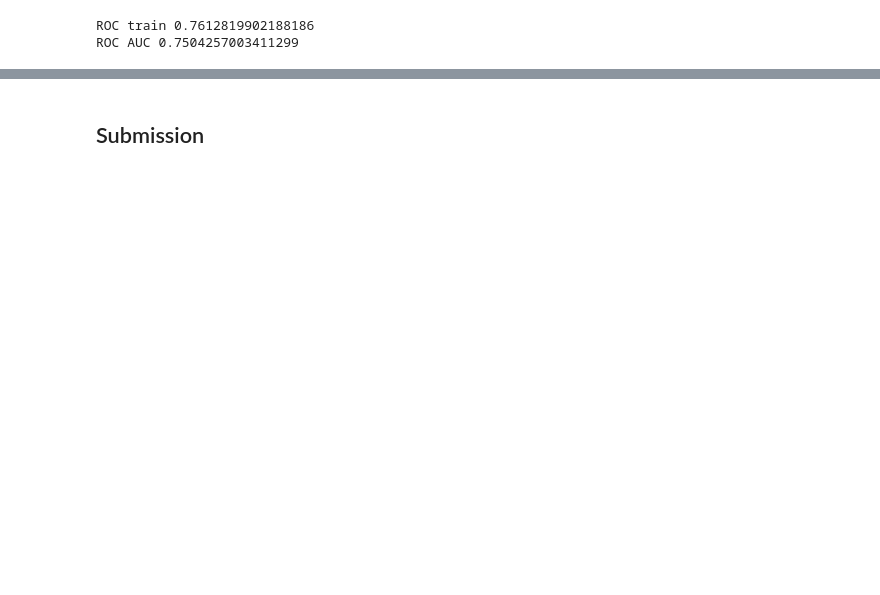
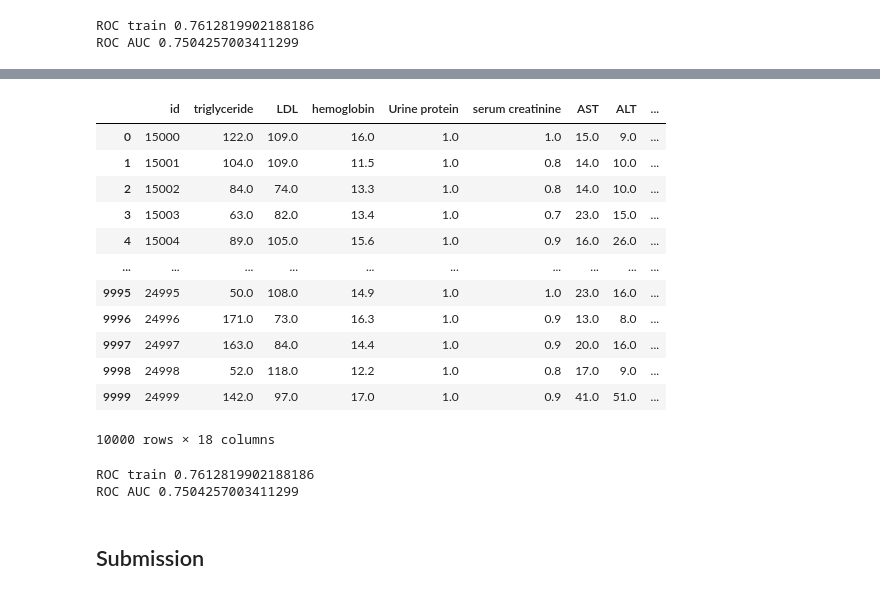
Before and after one commit to madinaAbdujabborova/GradientBooosting_keggleCompetition, a Jupyter notebook: comp.ipynb, the cells around one changed output, grey strips where cells are left out. Saved outputs shown, nothing was run; the diff lists cells and outputs as text; code cells hidden in the pictures; blank space fills up the shorter version.

```diff
--- a/comp.ipynb
+++ b/comp.ipynb
@@ -112,3 +209,47 @@ ROC AUC 0.7504257003411299
+# %%
+train = train.drop(columns=['weight(kg)', 'height(cm)', 'Cholesterol', 'HDL', 'waist(cm)', 'height(cm)', 'eyesight(left)', 'eyesight(right)','hearing(left)', 'hearing(right)', 'age', 'fasting blood sugar', 'Cholesterol', 'Gtp', 'systolic', 'relaxation'])
+test = test.drop(columns=['weight(kg)', 'height(cm)', 'Cholesterol', 'HDL', 'waist(cm)', 'height(cm)', 'eyesight(left)', 'eyesight(right)','hearing(left)', 'hearing(right)', 'age', 'fasting blood sugar', 'Cholesterol', 'Gtp', 'systolic', 'relaxation'])
+# %%
+test
+# %% [output]
+|  | id | triglyceride | LDL | hemoglobin | Urine protein | serum creatinine | AST | ALT | ... |
+| 0 | 15000 | 122.0 | 109.0 | 16.0 | 1.0 | 1.0 | 15.0 | 9.0 | ... |
+| 1 | 15001 | 104.0 | 109.0 | 11.5 | 1.0 | 0.8 | 14.0 | 10.0 | ... |
+| 2 | 15002 | 84.0 | 74.0 | 13.3 | 1.0 | 0.8 | 14.0 | 10.0 | ... |
+| 3 | 15003 | 63.0 | 82.0 | 13.4 | 1.0 | 0.7 | 23.0 | 15.0 | ... |
+| 4 | 15004 | 89.0 | 105.0 | 15.6 | 1.0 | 0.9 | 16.0 | 26.0 | ... |
+| ... | ... | ... | ... | ... | ... | ... | ... | ... | ... |
+| 9995 | 24995 | 50.0 | 108.0 | 14.9 | 1.0 | 1.0 | 23.0 | 16.0 | ... |
+| 9996 | 24996 | 171.0 | 73.0 | 16.3 | 1.0 | 0.9 | 13.0 | 8.0 | ... |
+| 9997 | 24997 | 163.0 | 84.0 | 14.4 | 1.0 | 0.9 | 20.0 | 16.0 | ... |
+| 9998 | 24998 | 52.0 | 118.0 | 12.2 | 1.0 | 0.8 | 17.0 | 9.0 | ... |
+| 9999 | 24999 | 142.0 | 97.0 | 17.0 | 1.0 | 0.9 | 41.0 | 51.0 | ... |
+10000 rows × 18 columns
+# %%
+X = train.drop('smoking', axis=1)
+y = train['smoking']
+
+X_train, X_test, y_train, y_test = train_test_split(X, y, test_size=0.2, random_state=42)
+
+model = DecisionTreeClassifier(max_depth=6, min_impurity_decrease=0.1)
+model.fit(X_train, y_train)
+y_pred = model.predict(X_test)
+y_pred_train = model.predict(X_train)
+
+acc = accuracy_score(y_test, y_pred)
+
+y_score = model.predict_proba(X_test)[:, 1]
+y_score_train = model.predict_proba(X_train)[:, 1]
+
+roc = roc_auc_score(y_test, y_score)
+roc_train = roc_auc_score(y_train, y_score_train)
+
+
+print('ROC train', roc_train)
+print('ROC AUC', roc)
+# %% [output]
+ROC train 0.7612819902188186
+ROC AUC 0.7504257003411299
 # %% [markdown]
 ## Submission
 # %%
```
Also changed, not shown: parts of 6 cells of this notebook.
